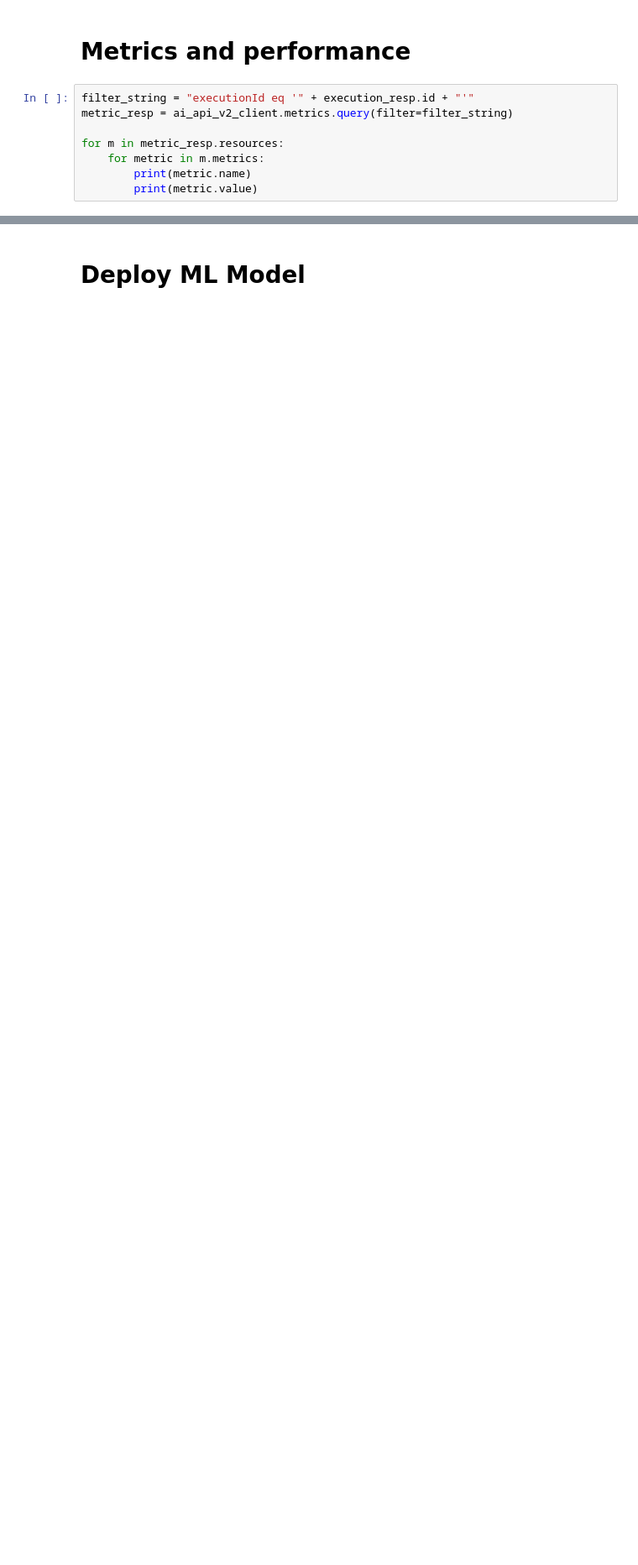
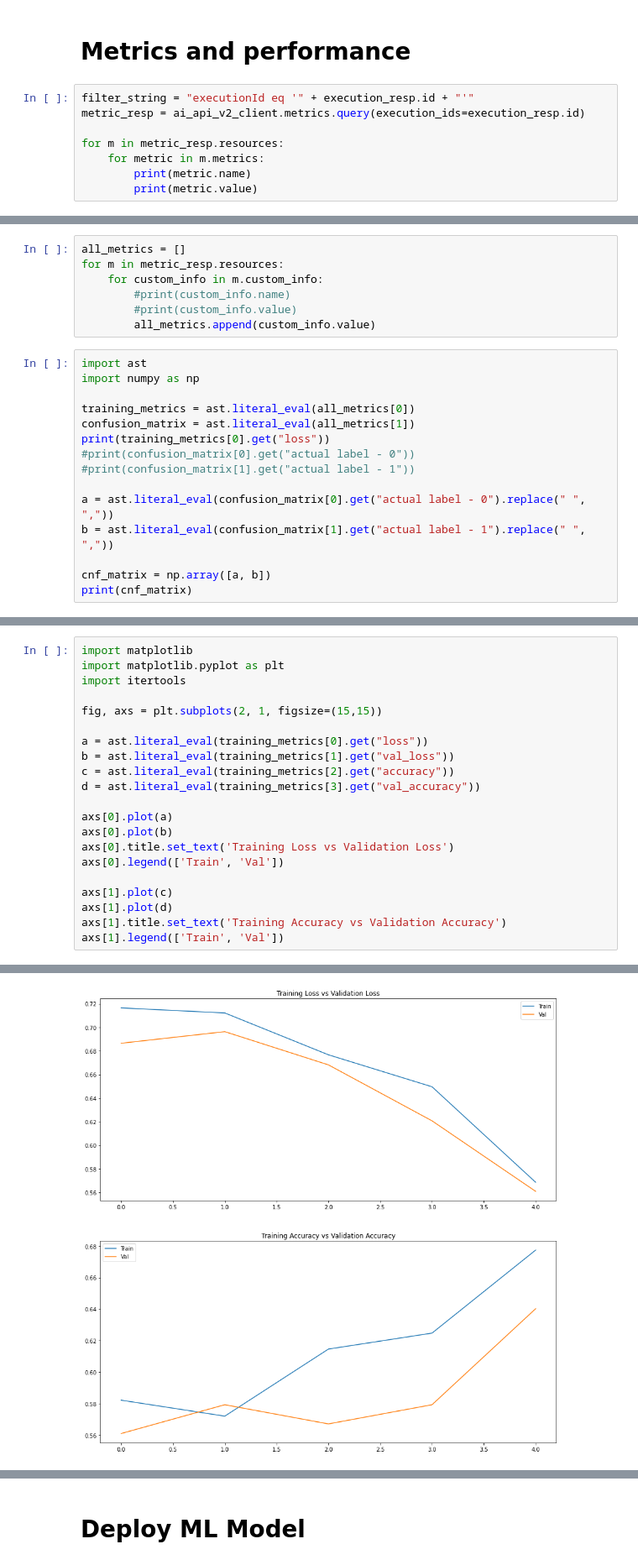
Before and after one commit to SAP-samples/btp-ai-sustainability-bootcamp, a Jupyter notebook: src/ai-models/defect-detection/notebooks/defect_detection_aicore_notebook.ipynb, the cells around one changed output, grey strips where cells are left out. Shown at 84% size. Cells and saved outputs as stored; diff of their text form; blank space fills up the shorter version.

Commit message:
more metrics

```diff
--- a/src/ai-models/defect-detection/notebooks/defect_detection_aicore_notebook.ipynb
+++ b/src/ai-models/defect-detection/notebooks/defect_detection_aicore_notebook.ipynb
@@ -393,7 +394,7 @@ Training status details: None
 # Metrics and performance
 # %%
 filter_string = "executionId eq '" + execution_resp.id + "'"
-metric_resp = ai_api_v2_client.metrics.query(filter=filter_string)
+metric_resp = ai_api_v2_client.metrics.query(execution_ids=execution_resp.id)
 
 for m in metric_resp.resources:
     for metric in m.metrics:
@@ -468,0 +406,22 @@ plot_confusion_matrix(cnf_matrix, classes=["normaly","anomaly"], normalize=True,
+# %%
+all_metrics = []
+for m in metric_resp.resources:
+    for custom_info in m.custom_info:
+        #print(custom_info.name)
+        #print(custom_info.value)
+        all_metrics.append(custom_info.value)
+# %%
+import ast
+import numpy as np
+
+training_metrics = ast.literal_eval(all_metrics[0])
+confusion_matrix = ast.literal_eval(all_metrics[1])
+print(training_metrics[0].get("loss"))
+#print(confusion_matrix[0].get("actual label - 0"))
+#print(confusion_matrix[1].get("actual label - 1"))
+
+a = ast.literal_eval(confusion_matrix[0].get("actual label - 0").replace(" ", ","))
+b = ast.literal_eval(confusion_matrix[1].get("actual label - 1").replace(" ", ","))
+
+cnf_matrix = np.array([a, b])
+print(cnf_matrix)
@@ -468,0 +432,22 @@ plot_confusion_matrix(cnf_matrix, classes=["normaly","anomaly"], normalize=True,
+# %%
+import matplotlib
+import matplotlib.pyplot as plt
+import itertools
+
+fig, axs = plt.subplots(2, 1, figsize=(15,15))
+
+a = ast.literal_eval(training_metrics[0].get("loss"))
+b = ast.literal_eval(training_metrics[1].get("val_loss"))
+c = ast.literal_eval(training_metrics[2].get("accuracy"))
+d = ast.literal_eval(training_metrics[3].get("val_accuracy"))
+
+axs[0].plot(a)
+axs[0].plot(b)
+axs[0].title.set_text('Training Loss vs Validation Loss')
+axs[0].legend(['Train', 'Val'])
+
+axs[1].plot(c)
+axs[1].plot(d)
+axs[1].title.set_text('Training Accuracy vs Validation Accuracy')
+axs[1].legend(['Train', 'Val'])
+# %% [output]
@@ -468,0 +455 @@ plot_confusion_matrix(cnf_matrix, classes=["normaly","anomaly"], normalize=True,
+[figure, added]
```
Also changed, not shown: parts of 11 cells of this notebook.
